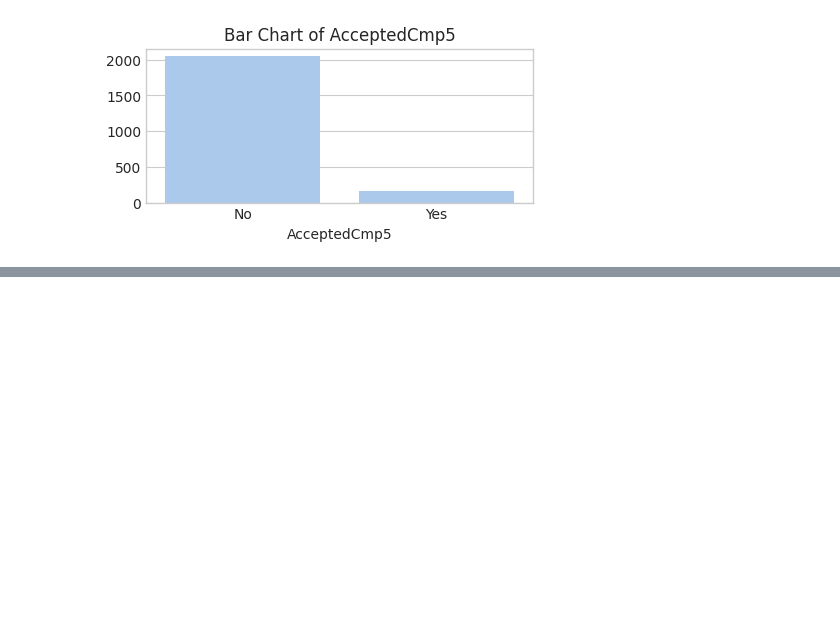
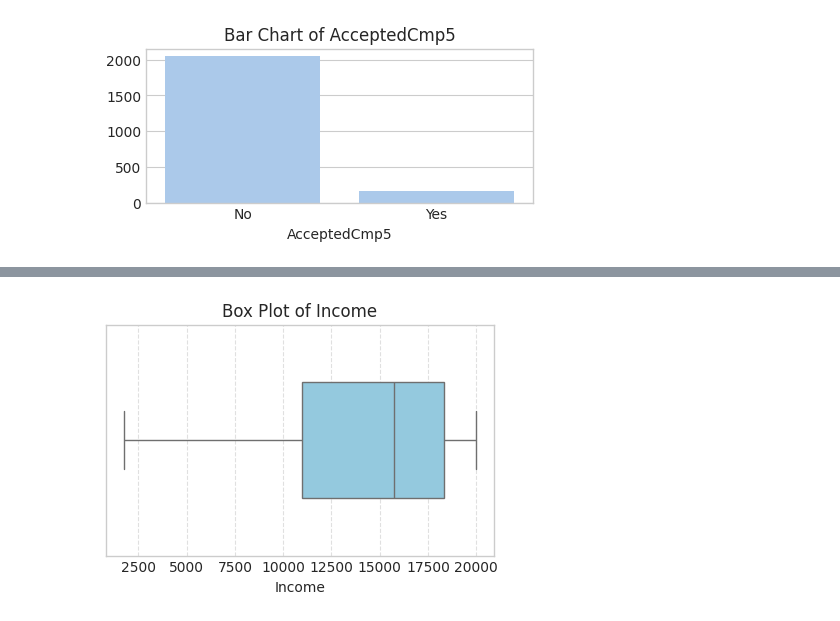
Before and after one commit to nh-adorie/adorie-data-projects, a Jupyter notebook: customer-personality-analysis/notebooks/1_eda_cleaning.ipynb, the cells around one changed output, grey strips where cells are left out. Saved outputs shown, nothing was run; the diff lists cells and outputs as text; code cells hidden in the pictures; blank space fills up the shorter version.

```diff
--- a/customer-personality-analysis/notebooks/1_eda_cleaning.ipynb
+++ b/customer-personality-analysis/notebooks/1_eda_cleaning.ipynb
@@ -359,0 +396,7 @@ NameError: name 'ountliners' is not defined
+# %%
+# có giá trị outlier trong cột income (income rất cao), nhưng số lượng ít
+# drop outlier trong cột Income và vẽ lại Box Plot
+df = df[df['Income'] < 20000]
+box_plot('Income', figsize=(5,3))
+# %% [output]
+[figure, added]
```
Also changed, not shown: parts of 67 cells of this notebook.
